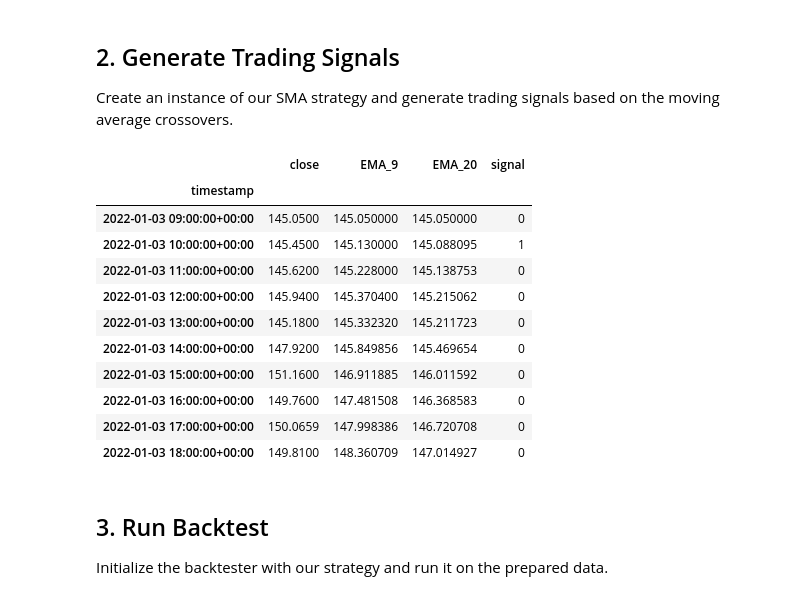
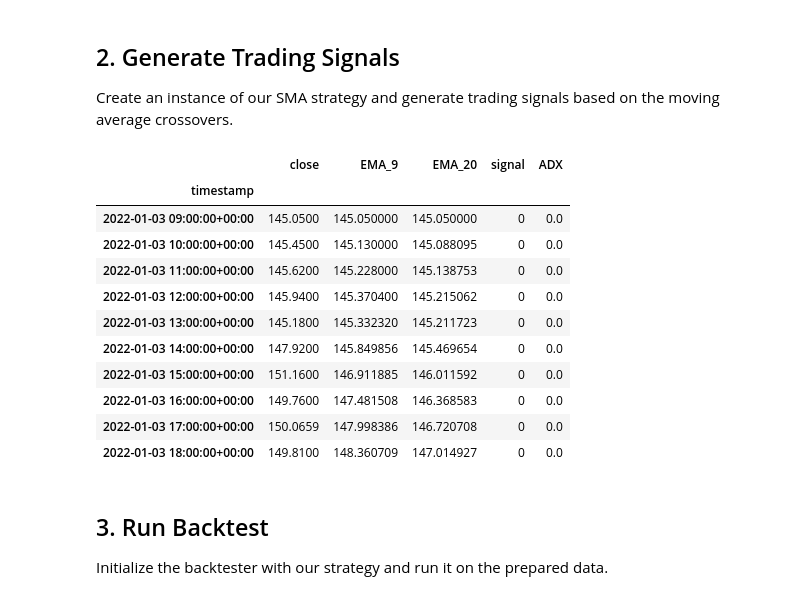
Before and after one commit to Yush89/ema_backtest, a Jupyter notebook: ema_backtest.ipynb, the cells around one changed output. Drawn from its saved outputs; the diff is of its cells as text; code cells hidden in the pictures.

```diff
--- a/ema_backtest.ipynb
+++ b/ema_backtest.ipynb
@@ -91,25 +91,25 @@ Create an instance of our SMA strategy and generate trading signals based on the
 # %%
 # Initialize strategy
 strategy = EMAStrategy(ema_short=9, ema_long=20)
 
 # Generate signals
-data = strategy.generate_signals(data)
+data =strategy.get_entry_conditions(data)
 
 # Display a sample of the signals
-display(data[['close', 'EMA_9', 'EMA_20', 'signal']].head(10))
+display(data[['close', 'EMA_9', 'EMA_20', 'signal', 'ADX']].head(10))
 # %% [output]
-|  | close | EMA_9 | EMA_20 | signal |
-| timestamp |  |  |  |  |
-| 2022-01-03 09:00:00+00:00 | 145.0500 | 145.050000 | 145.050000 | 0 |
-| 2022-01-03 10:00:00+00:00 | 145.4500 | 145.130000 | 145.088095 | 1 |
-| 2022-01-03 11:00:00+00:00 | 145.6200 | 145.228000 | 145.138753 | 0 |
-| 2022-01-03 12:00:00+00:00 | 145.9400 | 145.370400 | 145.215062 | 0 |
-| 2022-01-03 13:00:00+00:00 | 145.1800 | 145.332320 | 145.211723 | 0 |
-| 2022-01-03 14:00:00+00:00 | 147.9200 | 145.849856 | 145.469654 | 0 |
-| 2022-01-03 15:00:00+00:00 | 151.1600 | 146.911885 | 146.011592 | 0 |
-| 2022-01-03 16:00:00+00:00 | 149.7600 | 147.481508 | 146.368583 | 0 |
-| 2022-01-03 17:00:00+00:00 | 150.0659 | 147.998386 | 146.720708 | 0 |
-| 2022-01-03 18:00:00+00:00 | 149.8100 | 148.360709 | 147.014927 | 0 |
+|  | close | EMA_9 | EMA_20 | signal | ADX |
+| timestamp |  |  |  |  |  |
+| 2022-01-03 09:00:00+00:00 | 145.0500 | 145.050000 | 145.050000 | 0 | 0.0 |
+| 2022-01-03 10:00:00+00:00 | 145.4500 | 145.130000 | 145.088095 | 0 | 0.0 |
+| 2022-01-03 11:00:00+00:00 | 145.6200 | 145.228000 | 145.138753 | 0 | 0.0 |
+| 2022-01-03 12:00:00+00:00 | 145.9400 | 145.370400 | 145.215062 | 0 | 0.0 |
+| 2022-01-03 13:00:00+00:00 | 145.1800 | 145.332320 | 145.211723 | 0 | 0.0 |
+| 2022-01-03 14:00:00+00:00 | 147.9200 | 145.849856 | 145.469654 | 0 | 0.0 |
+| 2022-01-03 15:00:00+00:00 | 151.1600 | 146.911885 | 146.011592 | 0 | 0.0 |
+| 2022-01-03 16:00:00+00:00 | 149.7600 | 147.481508 | 146.368583 | 0 | 0.0 |
+| 2022-01-03 17:00:00+00:00 | 150.0659 | 147.998386 | 146.720708 | 0 | 0.0 |
+| 2022-01-03 18:00:00+00:00 | 149.8100 | 148.360709 | 147.014927 | 0 | 0.0 |
 # %% [markdown]
 ## 3. Run Backtest
 
```
Also changed, not shown: parts of 5 cells of this notebook, 2 other files.
